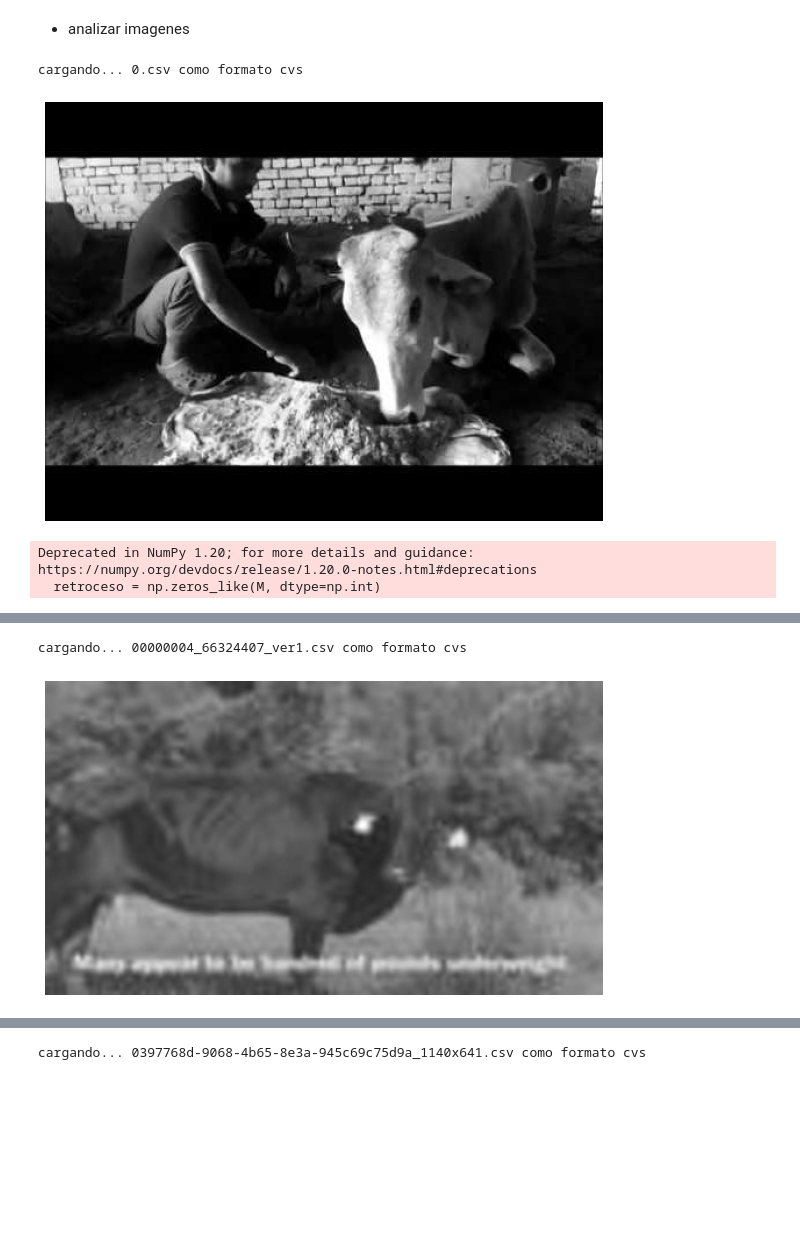
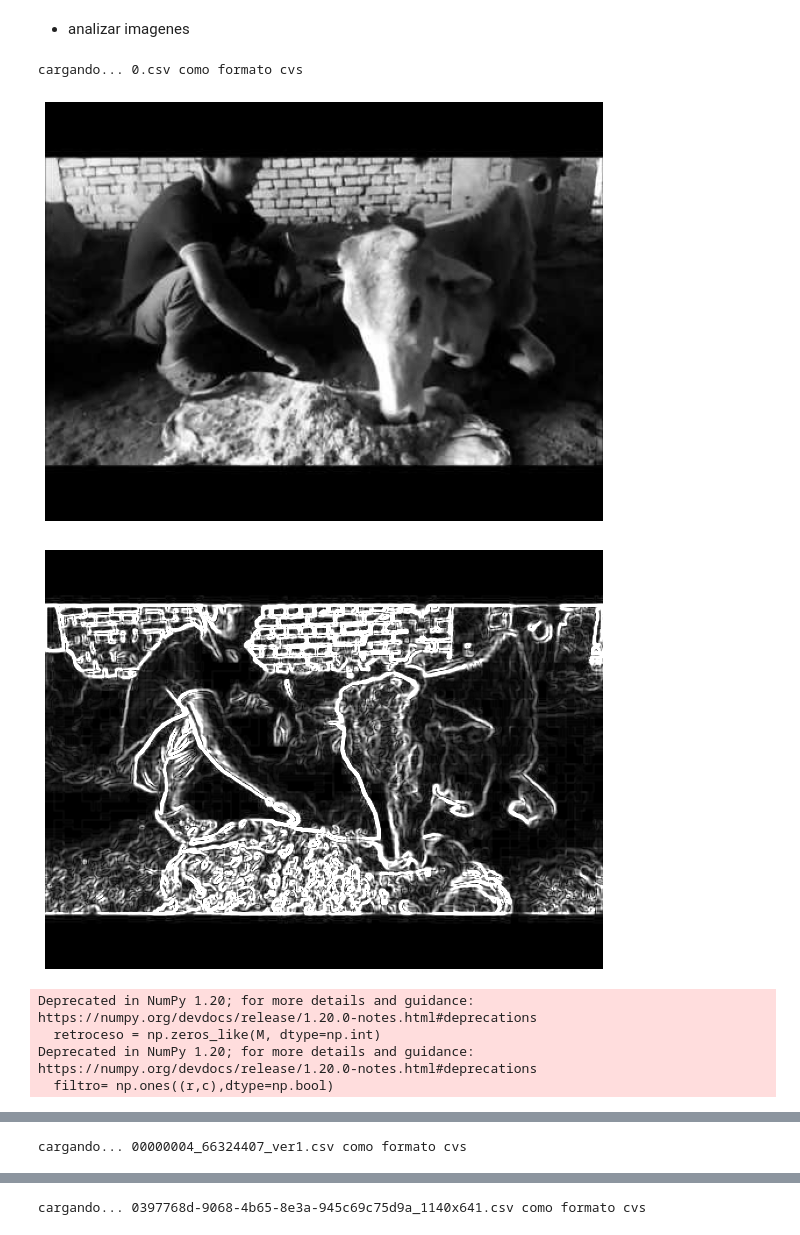
Before and after one commit to Vivi-Hoyos2710/ST0245-001-002, a Jupyter notebook: Untitled.ipynb, the cells around one changed output, grey strips where cells are left out. Drawn from its saved outputs; the diff is of its cells as text; code cells hidden in the pictures; blank space fills up the shorter version.

```diff
--- a/Untitled.ipynb
+++ b/Untitled.ipynb
@@ -68,20 +85,38 @@ class Imagen:
 # %%
 class Main:
     directorioActual =  espacioTrabajo.replace(string.punctuation[23], string.punctuation[14]) #Directorio actual reemplazando "\" por "/"
     lista_imagenes_Enfermos = os.listdir(directorioActual+'/codigo/datasets/csv/enfermo_csv/')
     lista_imagenes_Sanos= os.listdir(directorioActual+'/codigo/datasets/csv/sano_csv/')
     #Cargando imagenes de animales enfermos
     c=0
     for imagen in lista_imagenes_Enfermos:
         imagenEnfermo=Imagen(imagen,directorioActual+'/codigo/datasets/csv/enfermo_csv/')
         imagenEnfermo.cargarImagen()
         imagenEnfermo.mostrarImagen()
-        print(imagenEnfermo.minimaCostura())
+        imagenEnfermo.calculo_energia()
+        plt.figure(figsize=(10, 10))
+        plt.grid("off")
+        plt.axis("off")
+        # Recibe la matriz de cada imagen en bytes con valores de 0 a 255.
+        plt.imshow(imagenEnfermo.calculo_energia(), cmap="gray", vmin=0, vmax=255)
+        plt.show()
+
+        imagenEnfermo.eliminandoColumnas(0.7)
+        #imagenEnfermo.cortarFila(0.7)
+        plt.figure(figsize=(10, 10))
+        plt.grid("off")
+        plt.axis("off")
+        # Recibe la matriz de cada imagen en bytes con valores de 0 a 255.
+        plt.imshow(imagenEnfermo.matriz_bytes, cmap="gray", vmin=0, vmax=255)
+        plt.show()
         c+=1
         if c==4:
             break
 # %% [output]
 cargando... 0.csv como formato cvs
 [figure]
+[figure, new version]
 Deprecated in NumPy 1.20; for more details and guidance: https://numpy.org/devdocs/release/1.20.0-notes.html#deprecations
   retroceso = np.zeros_like(M, dtype=np.int)
+Deprecated in NumPy 1.20; for more details and guidance: https://numpy.org/devdocs/release/1.20.0-notes.html#deprecations
+  filtro= np.ones((r,c),dtype=np.bool)
@@ -88,2 +124 @@ Deprecated in NumPy 1.20; for more details and guidance: https://numpy.org/devdo
 cargando... 00000004_66324407_ver1.csv como formato cvs
-[figure, old version]
```
Also changed, not shown: parts of 2 cells of this notebook, 1 other file.
